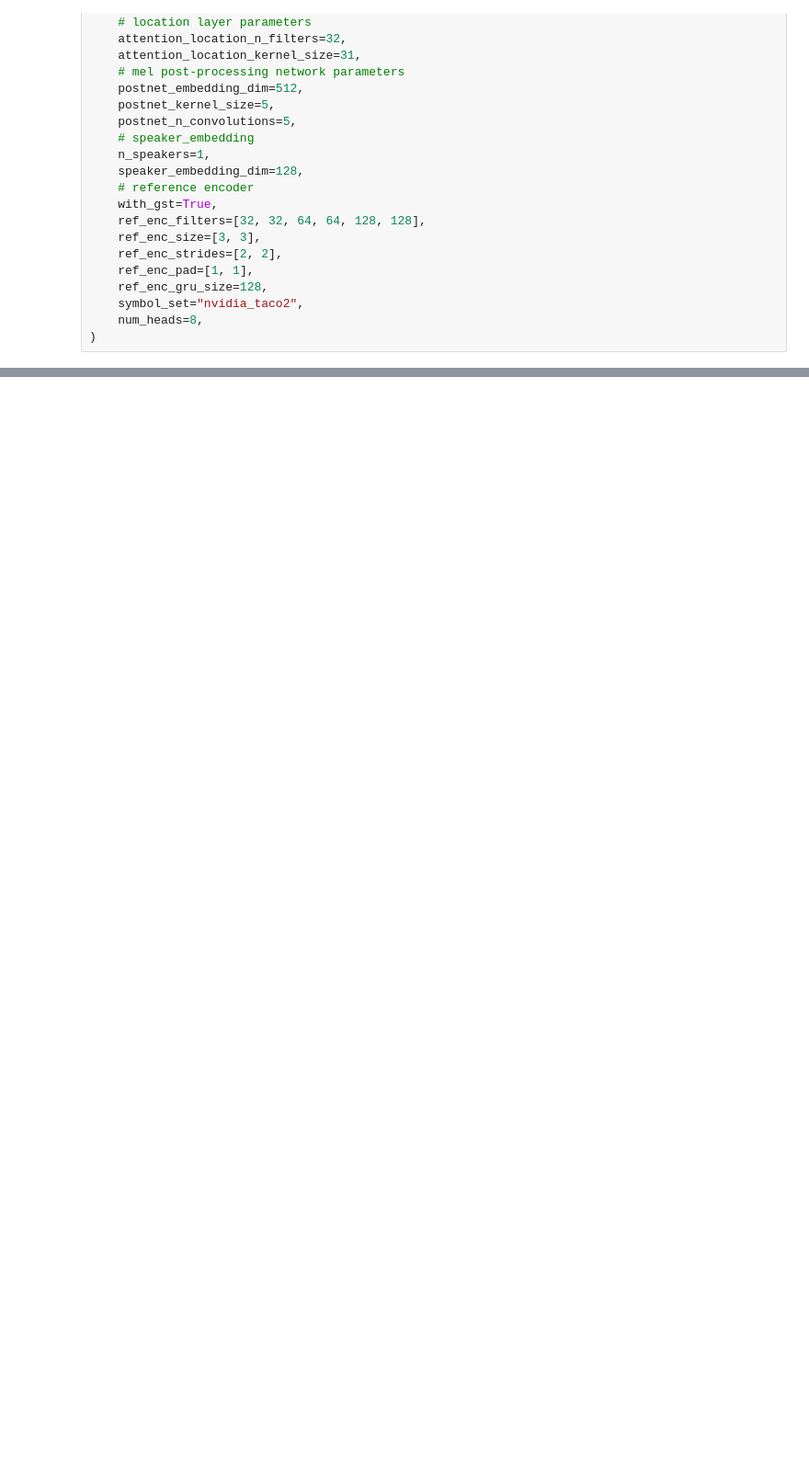
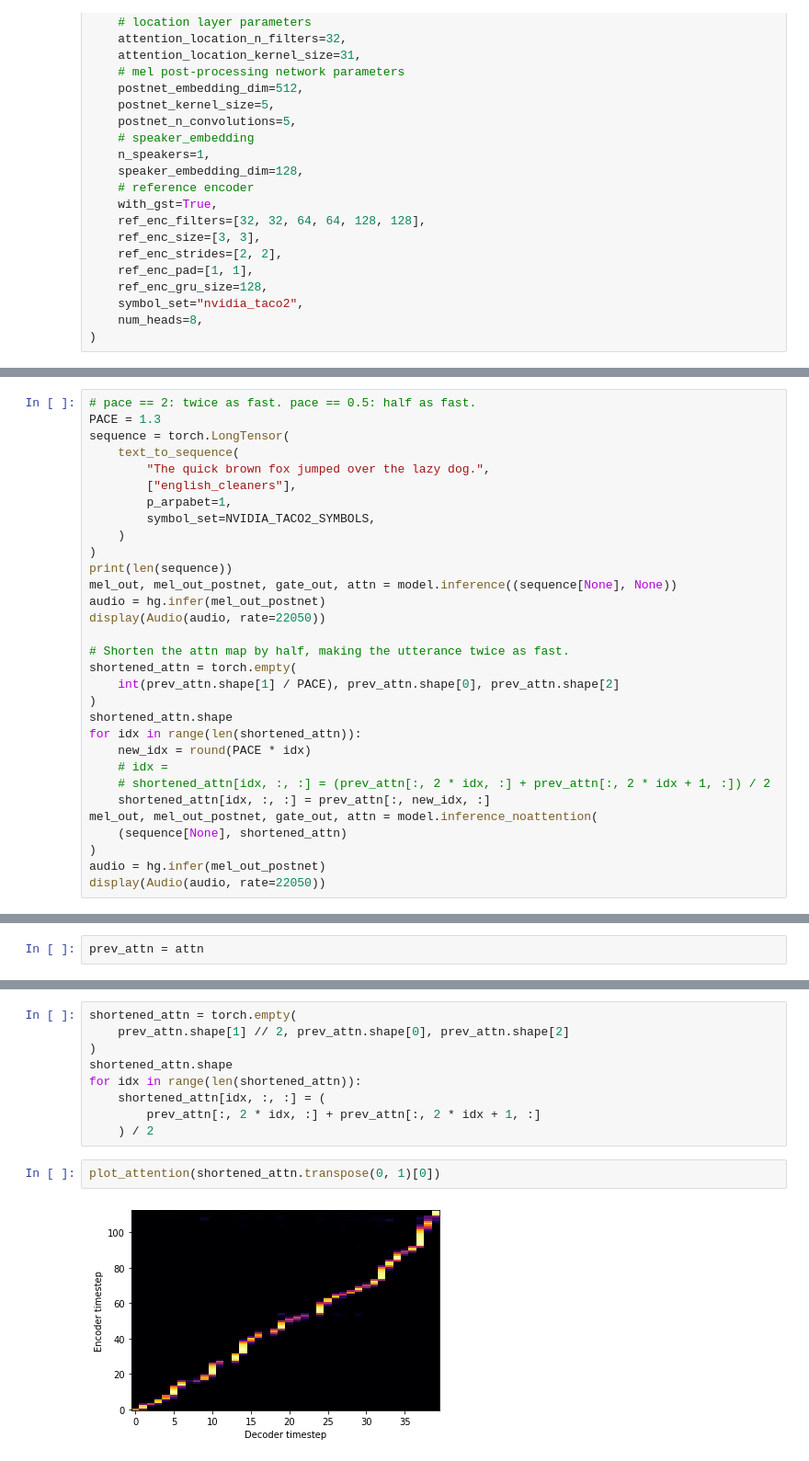
Before and after one commit to uberduck-ai/uberduck-ml-dev, a Jupyter notebook: nbs/models.tacotron2.ipynb, the cells around one changed output, grey strips where cells are left out. Shown at 92% size. Saved outputs shown, nothing was run; the diff lists cells and outputs as text; blank space fills up the shorter version.

```diff
--- a/nbs/models.tacotron2.ipynb
+++ b/nbs/models.tacotron2.ipynb
@@ -753,0 +770,31 @@ class Tacotron2(TTSModel):
+# %%
+# pace == 2: twice as fast. pace == 0.5: half as fast.
+PACE = 1.3
+sequence = torch.LongTensor(
+    text_to_sequence(
+        "The quick brown fox jumped over the lazy dog.",
+        ["english_cleaners"],
+        p_arpabet=1,
+        symbol_set=NVIDIA_TACO2_SYMBOLS,
+    )
+)
+print(len(sequence))
+mel_out, mel_out_postnet, gate_out, attn = model.inference((sequence[None], None))
+audio = hg.infer(mel_out_postnet)
+display(Audio(audio, rate=22050))
+
+# Shorten the attn map by half, making the utterance twice as fast.
+shortened_attn = torch.empty(
+    int(prev_attn.shape[1] / PACE), prev_attn.shape[0], prev_attn.shape[2]
+)
+shortened_attn.shape
+for idx in range(len(shortened_attn)):
+    new_idx = round(PACE * idx)
+    # idx =
+    # shortened_attn[idx, :, :] = (prev_attn[:, 2 * idx, :] + prev_attn[:, 2 * idx + 1, :]) / 2
+    shortened_attn[idx, :, :] = prev_attn[:, new_idx, :]
+mel_out, mel_out_postnet, gate_out, attn = model.inference_noattention(
+    (sequence[None], shortened_attn)
+)
+audio = hg.infer(mel_out_postnet)
+display(Audio(audio, rate=22050))
@@ -753,0 +823,2 @@ class Tacotron2(TTSModel):
+# %%
+prev_attn = attn
@@ -753,0 +857,13 @@ class Tacotron2(TTSModel):
+# %%
+shortened_attn = torch.empty(
+    prev_attn.shape[1] // 2, prev_attn.shape[0], prev_attn.shape[2]
+)
+shortened_attn.shape
+for idx in range(len(shortened_attn)):
+    shortened_attn[idx, :, :] = (
+        prev_attn[:, 2 * idx, :] + prev_attn[:, 2 * idx + 1, :]
+    ) / 2
+# %%
+plot_attention(shortened_attn.transpose(0, 1)[0])
+# %% [output]
+[figure, added]
```
Also changed, not shown: parts of 16 cells of this notebook, 5 other files.
